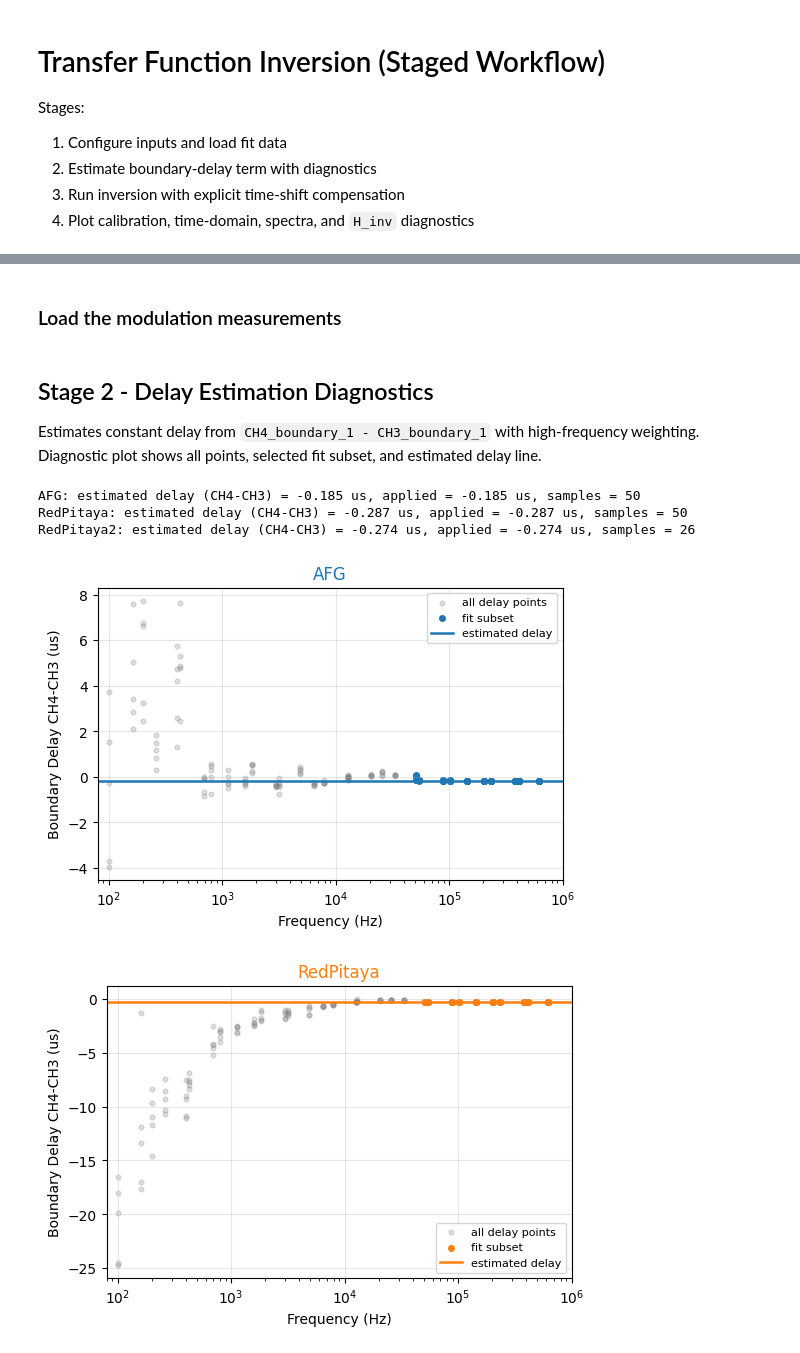
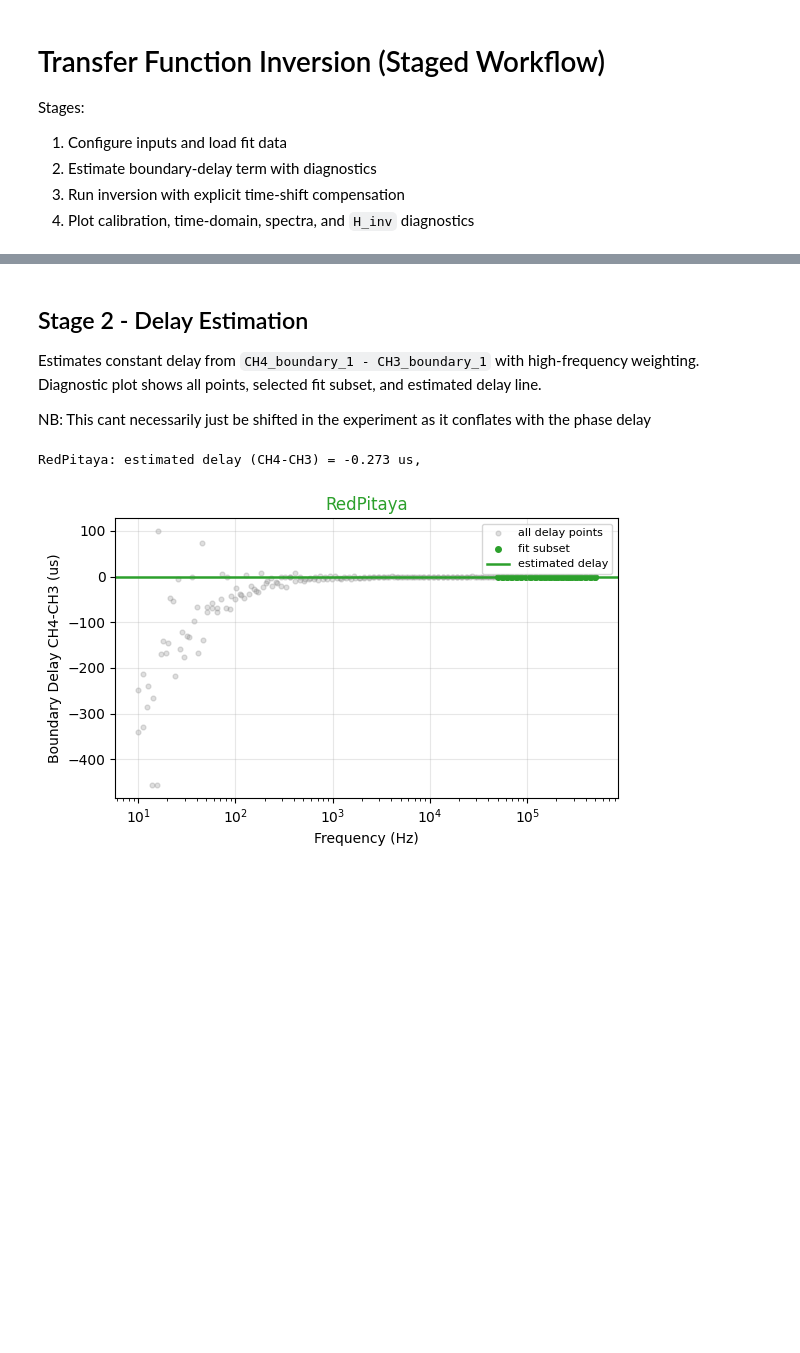
Before and after one commit to GeckoGroup/RedPitaya, a Jupyter notebook: fitting/transfer_function_inversion.ipynb, the cells around one changed output, grey strips where cells are left out. Drawn from its saved outputs; the diff is of its cells as text; code cells hidden in the pictures; blank space fills up the shorter version.

```diff
--- a/fitting/transfer_function_inversion.ipynb
+++ b/fitting/transfer_function_inversion.ipynb
@@ -30,16 +30,15 @@ def load_transfer_points(fit_details_path):
 
     rows = []
     for entry in payload.get("batch_results", []):
-        captures = entry.get("captures") or {}
-        fit_results = entry.get("fit_results") or {}
+        fit_results = entry.get("fit_results")
         params = fit_results.get("params")
 
-        freq = float(captures.get("freq"))
-        a_mod = float(params[param_index["A_mod"]])
-        v_on = float(params[param_index["V_on"]])
+        # H values
+        freq = float(entry.get("captures").get("freq"))
+        gain = float(params[param_index["A_mod"]])
         phase_pi = float(params[param_index["phi_delta"]])
-        gain = a_mod / v_on
 
+        # time lag diagnostics - NB this needs careful consideration as it probably conflates with the phase lag?
         ch = fit_results.get("channel_results")
         ch3_b1 = float(ch.get("CH3").get("boundaries")[0])
         ch4_b1 = float(ch.get("CH4").get("boundaries")[0])
@@ -88,3 +87,20 @@ def load_transfer_table(
         points = points.copy()
         points["gain"] = points["gain"] / dc_gain
     return table, points
+
+dataset_files = {
+    # "AFG": Path("../AFG_measurements/fit_details.json"),
+    # "RedPitaya": Path("../RedPitaya_measurements/fit_details.json"),
+    "RedPitaya": Path("../RedPitayaFixed_measurements/fit_details.json"),
+}
+
+dataset_data = {}
+palette = ["tab:green", "tab:blue", "tab:orange", "tab:purple", "tab:brown", "tab:pink"]
+for i, (name, fit_path) in enumerate(dataset_files.items()):
+    transfer, raw_points = load_transfer_table(fit_path, normalize_to_dc=True)
+    dataset_data[name] = {
+        "transfer": transfer,
+        "raw_points": raw_points,
+        "color": palette[i % len(palette)],
+    }
+    print(f"{name}: {len(raw_points)} raw points, {len(transfer)} frequency bins")
@@ -206,9 +109,9 @@ RedPitaya2: 100 raw points, 100 frequency bins
-# %% [markdown]
-### Load the modulation measurements
 # %% [markdown]
-## Stage 2 - Delay Estimation Diagnostics
+## Stage 2 - Delay Estimation
 Estimates constant delay from `CH4_boundary_1 - CH3_boundary_1` with high-frequency weighting.
 Diagnostic plot shows all points, selected fit subset, and estimated delay line.
+
+NB: This cant necessarily just be shifted in the experiment as it conflates with the phase delay
 # %%
 def _weighted_median(values, weights):
     values = np.asarray(values, dtype=float)
@@ -241,44 +144,35 @@ def estimate_constant_boundary_delay(
     scale = np.maximum(freq / np.max(freq), 1e-6)
     weights = scale ** float(weight_power)
     est = _weighted_median(delay, weights)
     return float(est), work
 
-
-# Stage 2: Delay Estimation + Diagnostics
+# Delay Estimation + Diagnostics
 for col, (name, data) in enumerate(dataset_data.items()):
     fig = plt.figure(figsize=(6, 3.8))
     raw = data["raw_points"]
     est_delay_s, delay_samples = estimate_constant_boundary_delay(
         raw,
-        min_freq_hz=boundary_delay_min_freq_hz,
-        weight_power=boundary_delay_weight_power,
+        min_freq_hz=5e4,
+        weight_power=1.0,
     )
-    applied_delay_s = est_delay_s if apply_boundary_delay else 0.0
     data["estimated_delay_s"] = est_delay_s
-    data["applied_delay_s"] = applied_delay_s
-    data["delay_samples"] = delay_samples
 
     print(
         f"{name}: estimated delay (CH4-CH3) = {est_delay_s*1e6:+.3f} us, "
-        f"applied = {applied_delay_s*1e6:+.3f} us, samples = {len(delay_samples)}"
     )
 
     plt.scatter(raw["freq_hz"], raw["boundary_delay_s"] * 1e6, s=12, alpha=0.25, color="0.5", label="all delay points")
     plt.scatter(delay_samples["freq_hz"], delay_samples["boundary_delay_s"] * 1e6, s=16, color=data["color"], label="fit subset")
     plt.axhline(est_delay_s * 1e6, color=data["color"], linewidth=1.8, label="estimated delay")
     plt.xscale("log")
-    plt.xlim(max(1.0, raw["freq_hz"].min() * 0.8), max_work_hz)
     plt.xlabel("Frequency (Hz)")
     plt.ylabel("Boundary Delay CH4-CH3 (us)")
     plt.title(name, color=data["color"])
     plt.grid(alpha=0.3)
     plt.legend(fontsize=8)
 
 plt.tight_layout()
 plt.show()
 # %% [output]
-AFG: estimated delay (CH4-CH3) = -0.185 us, applied = -0.185 us, samples = 50
-RedPitaya: estimated delay (CH4-CH3) = -0.287 us, applied = -0.287 us, samples = 50
-RedPitaya2: estimated delay (CH4-CH3) = -0.274 us, applied = -0.274 us, samples = 26
+RedPitaya: estimated delay (CH4-CH3) = -0.273 us,
-[figure, old version]
+[figure, new version]
-[figure, removed]
```
Also changed, not shown: parts of 15 cells of this notebook, 15 other files.
